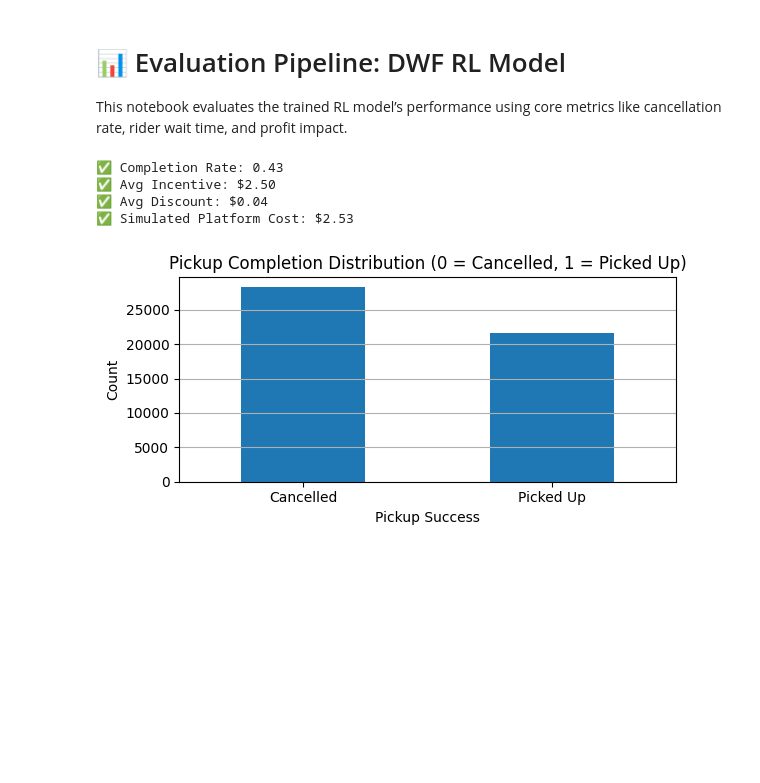
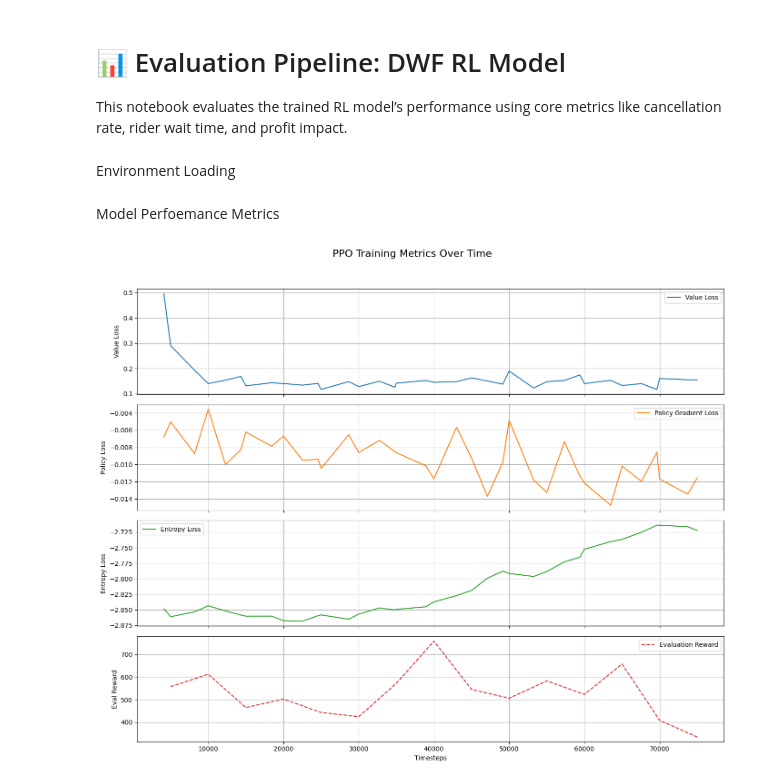
Before and after one commit to Induwara049/DWF, a Jupyter notebook: dwf_evaluation_pipeline_v5_final.ipynb, the cells around one changed output. Saved outputs shown, nothing was run; the diff lists cells and outputs as text; code cells hidden in the pictures; blank space fills up the shorter version.

Commit message:
new effective evaluation

```diff
--- a/dwf_evaluation_pipeline_v5_final.ipynb
+++ b/dwf_evaluation_pipeline_v5_final.ipynb
@@ -36,24 +13,2 @@ simulated_platform_cost = average_incentive + average_discount
-# %%
-# Print the Results
-print(f"✅ Completion Rate: {completion_rate:.2f}")
-print(f"✅ Avg Incentive: ${average_incentive:.2f}")
-print(f"✅ Avg Discount: ${average_discount:.2f}")
-print(f"✅ Simulated Platform Cost: ${simulated_platform_cost:.2f}")
-# %% [output]
-✅ Completion Rate: 0.43
-✅ Avg Incentive: $2.50
-✅ Avg Discount: $0.04
-✅ Simulated Platform Cost: $2.53
-# %%
-# Plot Completion Histogram
-plt.figure(figsize=(6, 3))
-df['pickup_success'].value_counts().sort_index().plot(kind='bar')
-plt.title("Pickup Completion Distribution (0 = Cancelled, 1 = Picked Up)")
-plt.xlabel("Pickup Success")
-plt.ylabel("Count")
-plt.xticks([0, 1], ['Cancelled', 'Picked Up'], rotation=0)
-plt.grid(axis='y')
-plt.tight_layout()
-plt.show()
-# %% [output]
-[figure, removed]
+# %% [markdown]
+Environment Loading
@@ -60 +90,54 @@ plt.show()
+# %% [markdown]
+Model Perfoemance Metrics
+# %%
+# Load logs
+ea = event_accumulator.EventAccumulator('ppo_tensorboard_logs/PPO_3')
+ea.Reload()
+
+# Extract scalars
+val_loss = ea.Scalars('train/value_loss')
+pol_loss = ea.Scalars('train/policy_gradient_loss')
+entropy  = ea.Scalars('train/entropy_loss')
+eval_rew = ea.Scalars('eval/mean_reward')
+
+# Convert to lists
+val_steps, val_vals = zip(*[(x.step, x.value) for x in val_loss])
+pol_steps, pol_vals = zip(*[(x.step, x.value) for x in pol_loss])
+ent_steps, ent_vals = zip(*[(x.step, x.value) for x in entropy])
+eval_steps, eval_vals = zip(*[(x.step, x.value) for x in eval_rew])
+
+# Create figure and subplots
+fig, axs = plt.subplots(4, 1, figsize=(14, 12), sharex=True)
+
+# Plot 1: Value Loss
+axs[0].plot(val_steps, val_vals, label="Value Loss", color='tab:blue')
+axs[0].set_ylabel("Value Loss")
+axs[0].legend()
+axs[0].grid(True)
+
+# Plot 2: Policy Gradient Loss
+axs[1].plot(pol_steps, pol_vals, label="Policy Gradient Loss", color='tab:orange')
+axs[1].set_ylabel("Policy Loss")
+axs[1].legend()
+axs[1].grid(True)
+
+# Plot 3: Entropy Loss
+axs[2].plot(ent_steps, ent_vals, label="Entropy Loss", color='tab:green')
+axs[2].set_ylabel("Entropy Loss")
+axs[2].legend()
+axs[2].grid(True)
+
+# Plot 4: Evaluation Reward
+axs[3].plot(eval_steps, eval_vals, label="Evaluation Reward", color='tab:red', linestyle='--')
+axs[3].set_xlabel("Timesteps")
+axs[3].set_ylabel("Eval Reward")
+axs[3].legend()
+axs[3].grid(True)
+
+# Title & layout
+fig.suptitle("PPO Training Metrics Over Time", fontsize=16)
+plt.tight_layout(rect=[0, 0.03, 1, 0.95])
+plt.show()
+# %% [output]
+[figure, added]
 # %% [markdown]
```
Also changed, not shown: parts of 12 cells of this notebook.
